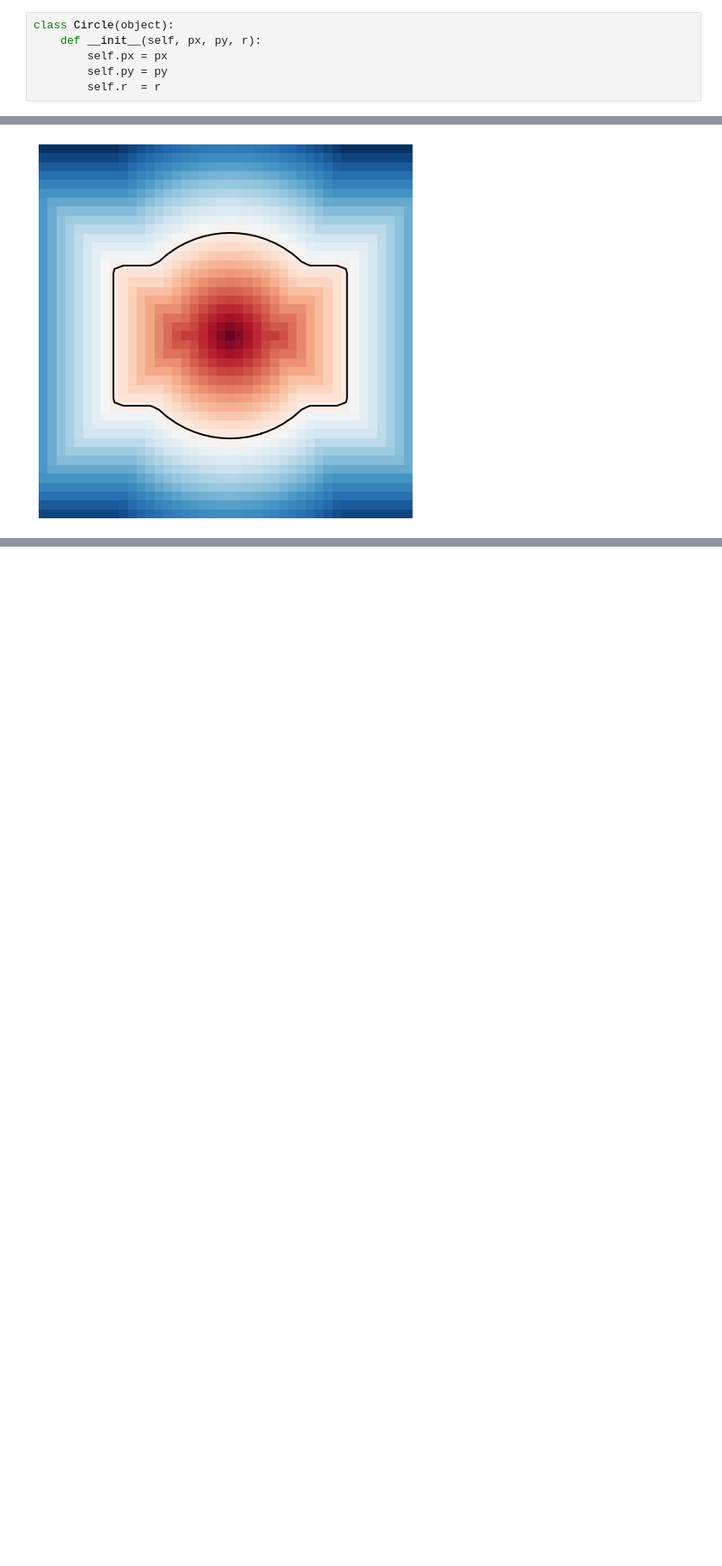
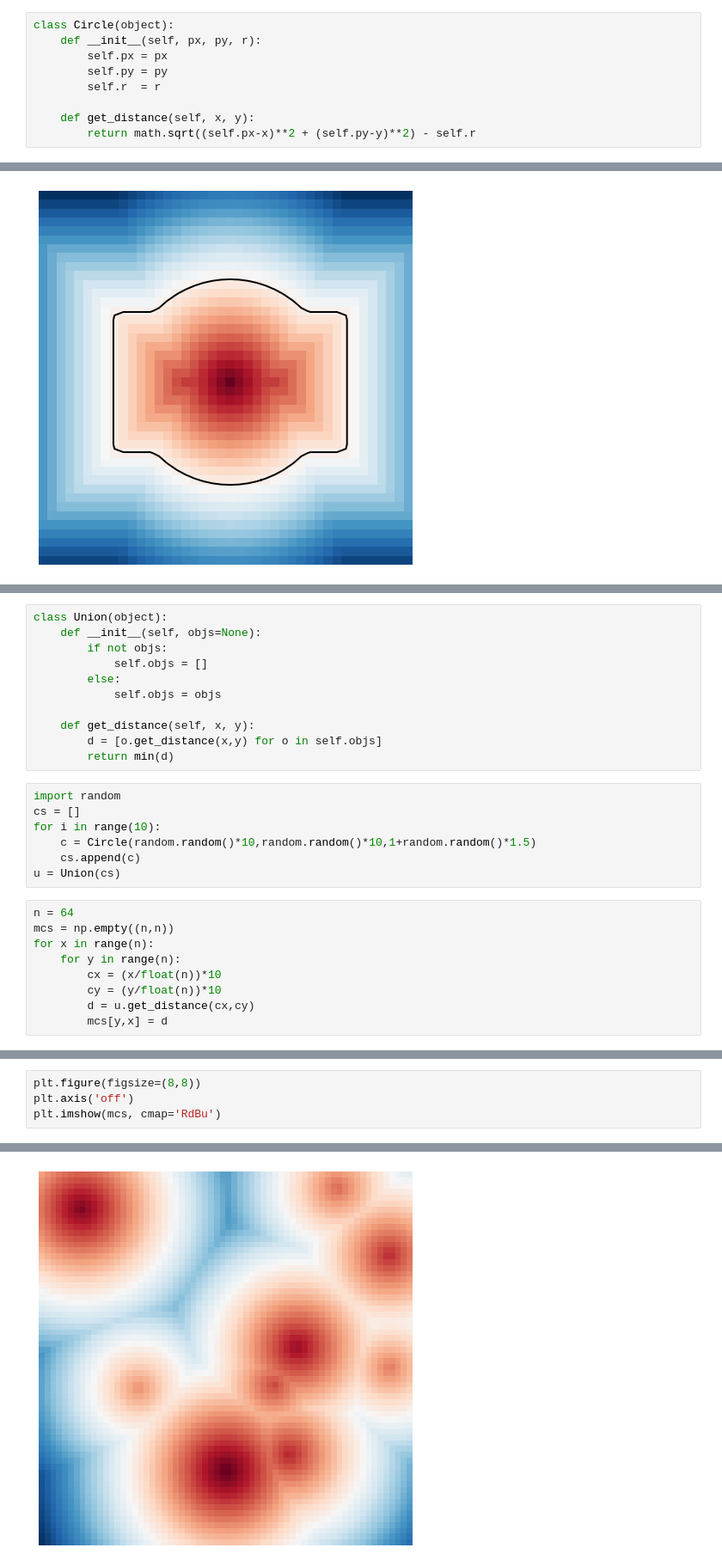
Before and after one commit to compas-teaching/ITA19, a Jupyter notebook: modules/module8/volmod.ipynb, the cells around one changed output, grey strips where cells are left out. Shown at 86% size. Drawn from its saved outputs; the diff is of its cells as text; blank space fills up the shorter version.

```diff
--- a/modules/module8/volmod.ipynb
+++ b/modules/module8/volmod.ipynb
@@ -130,6 +130,9 @@ class Circle(object):
         self.px = px
         self.py = py
         self.r  = r
+
+    def get_distance(self, x, y):
+        return math.sqrt((self.px-x)**2 + (self.py-y)**2) - self.r
 # %% [markdown]
 ## Boolean operations
 # %%
@@ -233,0 +208,27 @@ y          int        41
+# %%
+class Union(object):
+    def __init__(self, objs=None):
+        if not objs:
+            self.objs = []
+        else:
+            self.objs = objs
+
+    def get_distance(self, x, y):
+        d = [o.get_distance(x,y) for o in self.objs]
+        return min(d)
+# %%
+import random
+cs = []
+for i in range(10):
+    c = Circle(random.random()*10,random.random()*10,1+random.random()*1.5)
+    cs.append(c)
+u = Union(cs)
+# %%
+n = 64
+mcs = np.empty((n,n))
+for x in range(n):
+    for y in range(n):
+        cx = (x/float(n))*10
+        cy = (y/float(n))*10
+        d = u.get_distance(cx,cy)
+        mcs[y,x] = d
@@ -233,0 +237,5 @@ y          int        41
+# %%
+plt.figure(figsize=(8,8))
+plt.axis('off')
+plt.imshow(mcs, cmap='RdBu')
+# %% [output]
@@ -233,0 +243 @@ y          int        41
+[figure, added]
```
Also changed, not shown: parts of 13 cells of this notebook, 2 other files.
